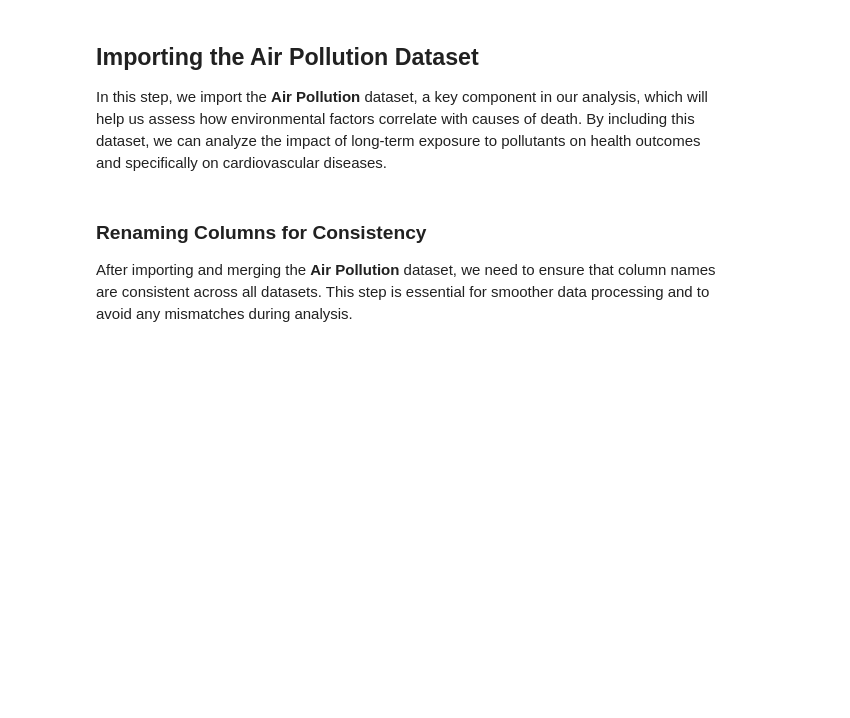
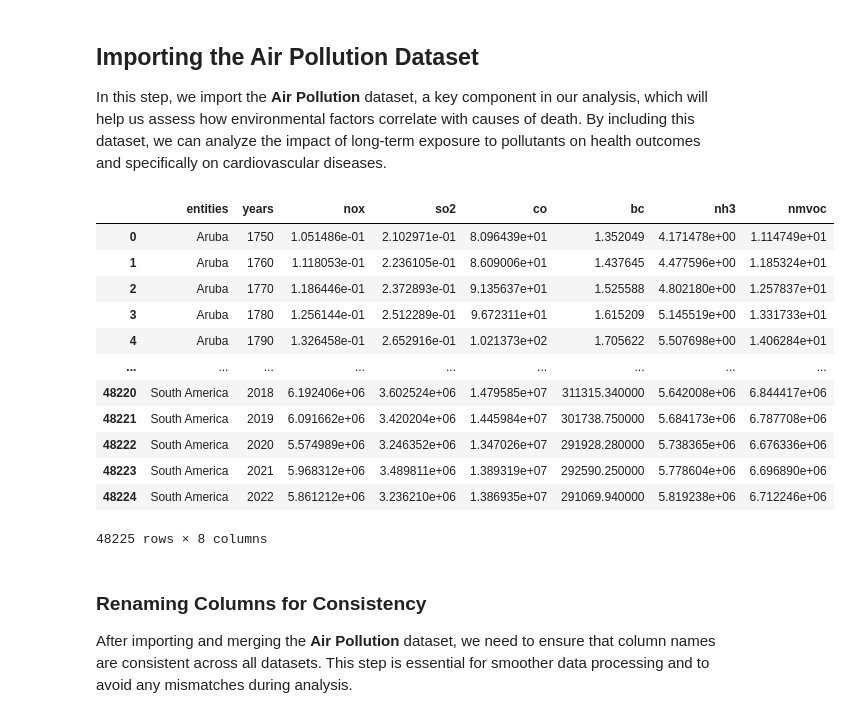
Before and after one commit to caroldvarela/ETL-1, a Jupyter notebook: notebooks/004_API.ipynb, the cells around one changed output. Saved outputs shown, nothing was run; the diff lists cells and outputs as text; code cells hidden in the pictures; blank space fills up the shorter version.

```diff
--- a/notebooks/004_API.ipynb
+++ b/notebooks/004_API.ipynb
@@ -56,7 +66,22 @@ cause_of_deaths
 
 In this step, we import the **Air Pollution** dataset, a key component in our analysis, which will help us assess how environmental factors correlate with causes of death. By including this dataset, we can analyze the impact of long-term exposure to pollutants on health outcomes and specifically on cardiovascular diseases.
 # %%
-air_pollution = charts.get_data('https://ourworldindata.org/grapher/long-run-air-pollution')
+air_pollution = get_data('https://ourworldindata.org/grapher/long-run-air-pollution')
+air_pollution
+# %% [output]
+|  | entities | years | nox | so2 | co | bc | nh3 | nmvoc |
+| 0 | Aruba | 1750 | 1.051486e-01 | 2.102971e-01 | 8.096439e+01 | 1.352049 | 4.171478e+00 | 1.114749e+01 |
+| 1 | Aruba | 1760 | 1.118053e-01 | 2.236105e-01 | 8.609006e+01 | 1.437645 | 4.477596e+00 | 1.185324e+01 |
+| 2 | Aruba | 1770 | 1.186446e-01 | 2.372893e-01 | 9.135637e+01 | 1.525588 | 4.802180e+00 | 1.257837e+01 |
+| 3 | Aruba | 1780 | 1.256144e-01 | 2.512289e-01 | 9.672311e+01 | 1.615209 | 5.145519e+00 | 1.331733e+01 |
+| 4 | Aruba | 1790 | 1.326458e-01 | 2.652916e-01 | 1.021373e+02 | 1.705622 | 5.507698e+00 | 1.406284e+01 |
+| ... | ... | ... | ... | ... | ... | ... | ... | ... |
+| 48220 | South America | 2018 | 6.192406e+06 | 3.602524e+06 | 1.479585e+07 | 311315.340000 | 5.642008e+06 | 6.844417e+06 |
+| 48221 | South America | 2019 | 6.091662e+06 | 3.420204e+06 | 1.445984e+07 | 301738.750000 | 5.684173e+06 | 6.787708e+06 |
+| 48222 | South America | 2020 | 5.574989e+06 | 3.246352e+06 | 1.347026e+07 | 291928.280000 | 5.738365e+06 | 6.676336e+06 |
+| 48223 | South America | 2021 | 5.968312e+06 | 3.489811e+06 | 1.389319e+07 | 292590.250000 | 5.778604e+06 | 6.696890e+06 |
+| 48224 | South America | 2022 | 5.861212e+06 | 3.236210e+06 | 1.386935e+07 | 291069.940000 | 5.819238e+06 | 6.712246e+06 |
+48225 rows × 8 columns
 # %% [markdown]
 ### Renaming Columns for Consistency
 
```
Also changed, not shown: parts of 7 cells of this notebook, 6 other files.
